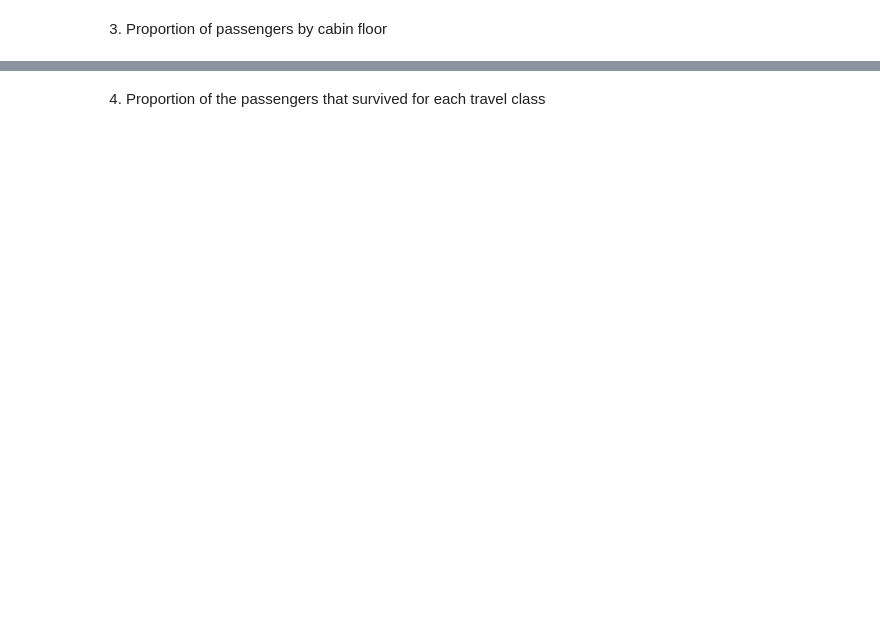
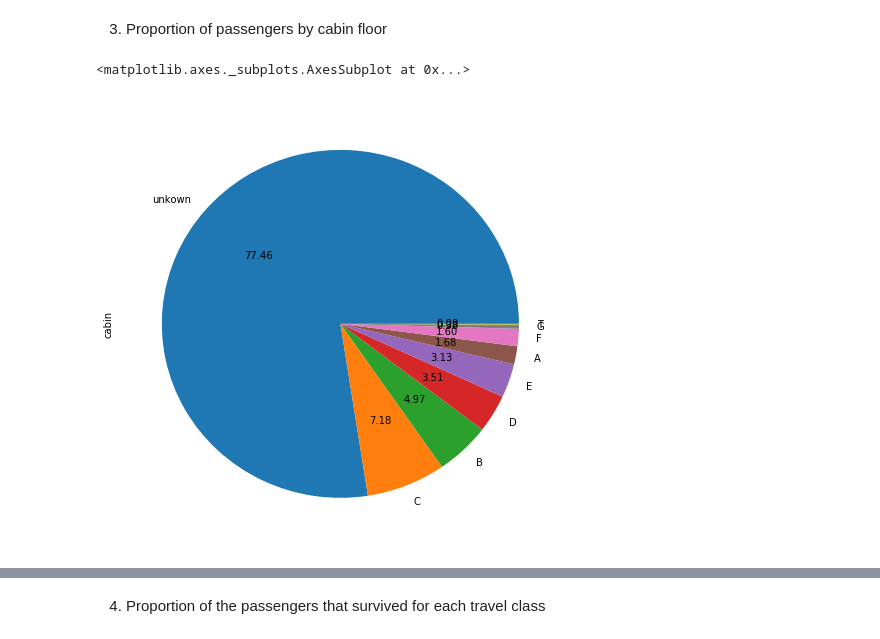
Before and after one commit to darioAnongba/EPFL-ADA, a Jupyter notebook: Labs/01 - Pandas and Data Wrangling/Homework 1.ipynb, the cells around one changed output, grey strips where cells are left out. Cells and saved outputs as stored; diff of their text form; code cells hidden in the pictures; blank space fills up the shorter version.

```diff
--- a/Labs/01 - Pandas and Data Wrangling/Homework 1.ipynb
+++ b/Labs/01 - Pandas and Data Wrangling/Homework 1.ipynb
@@ -340,2 +394,10 @@ hist_age = titanic['age'].plot.hist(bins=10)
 # %% [markdown]
 3) Proportion of passengers by cabin floor
+# %%
+# We assume that ine value 'A10' the floor is 'A'
+# First we take the cabin columns as string, map them on the first letter and the
+cabin_plot = titanic['cabin'].astype(str).apply(lambda x : 'unkown' if x=='nan' else x[0]).copy()
+cabin_plot.value_counts().plot.pie(autopct='%.2f',figsize=(8, 8))
+# %% [output]
+<matplotlib.axes._subplots.AxesSubplot at 0x...>
+[figure, added]
```
Also changed, not shown: parts of 34 cells of this notebook.
